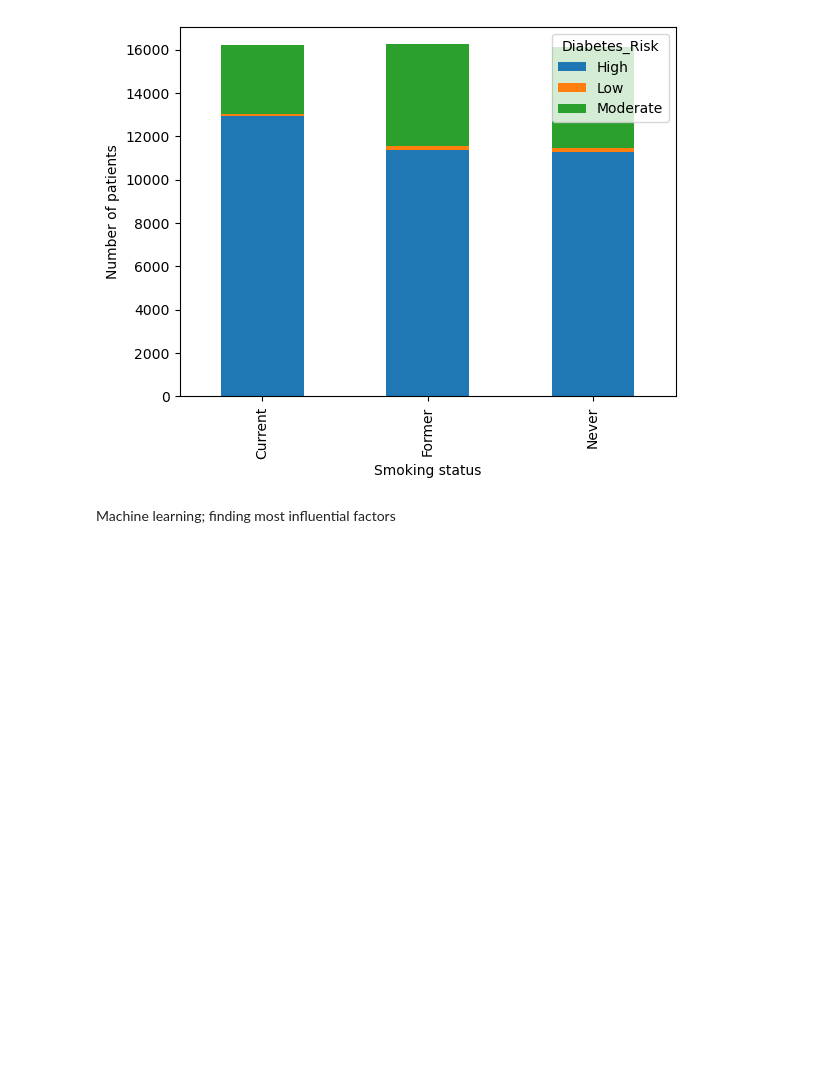
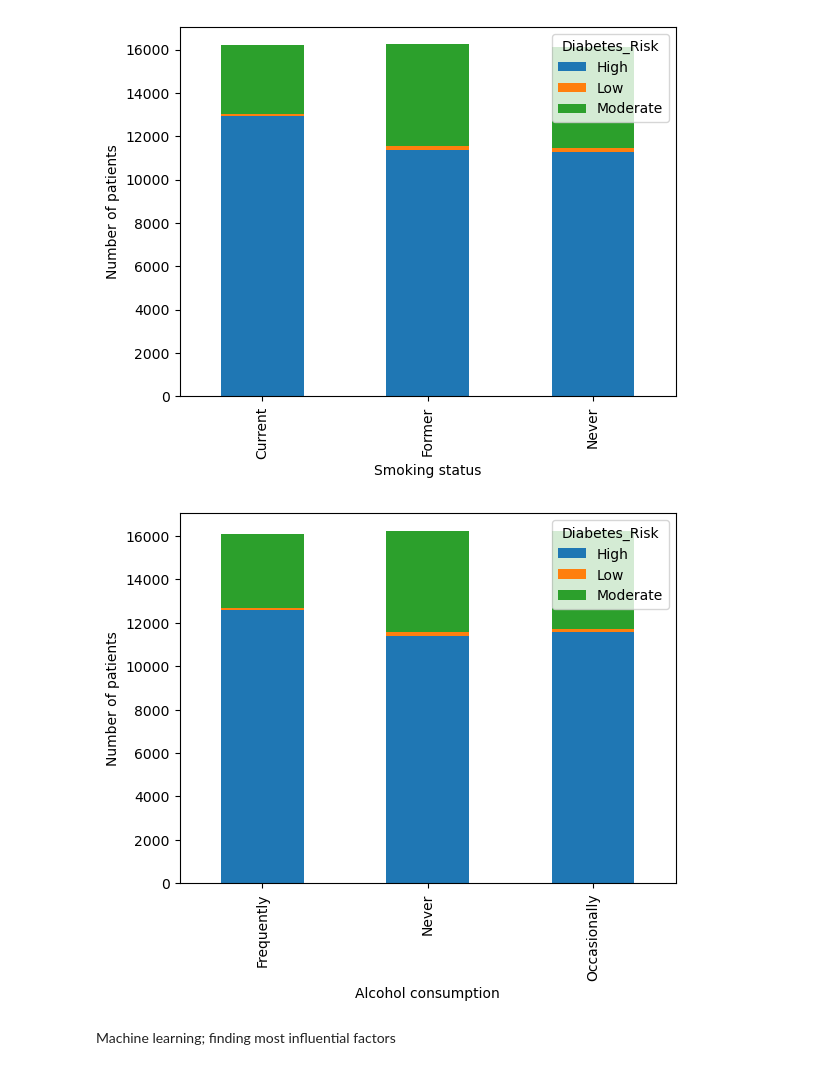
Before and after one commit to NicolePruijssers/Portfolio, a Jupyter notebook: diabetes risk predictor.ipynb, the cells around one changed output. Cells and saved outputs as stored; diff of their text form; code cells hidden in the pictures; blank space fills up the shorter version.

```diff
--- a/diabetes risk predictor.ipynb
+++ b/diabetes risk predictor.ipynb
@@ -153 +170,8 @@ print(f"Datapoints left: {filteredrows}%")
 Datapoints left: 97%
+# %%
+#dealing with remaining empty values
+numeric_columns = diabetes_df.select_dtypes(include="number").columns
+
+diabetes_df[numeric_columns] = diabetes_df[numeric_columns].fillna(
+    diabetes_df[numeric_columns].mean()
+)
@@ -153,0 +198,5 @@ Datapoints left: 97%
+# %%
+print(diabetes_df.value_counts(['Physical_Activity_Level']))
+print(diabetes_df['Physical_Activity_Level'].isnull().sum())
+diabetes_df['Physical_Activity_Level'].fillna('Unknown', inplace= True)
+print(diabetes_df['Physical_Activity_Level'].isnull().sum())
@@ -153,0 +217,5 @@ Datapoints left: 97%
+# %%
+print(diabetes_df.value_counts(['Medication_Adherence']))
+print(diabetes_df['Medication_Adherence'].isnull().sum())
+diabetes_df['Medication_Adherence'].fillna('Unknown', inplace= True)
+print(diabetes_df['Medication_Adherence'].isnull().sum())
@@ -247,6 +326,16 @@ plt.ylabel("Number of patients")
 plt.show()
 # %% [output]
 [figure]
+# %%
+
+datastack_DR_NumD = pd.crosstab(diabetes_df['Alcohol_Consumption'],
+ diabetes_df['Diabetes_Risk'])
+datastack_DR_NumD.plot(kind='bar',stacked=True)
+plt.xlabel("Alcohol consumption")
+plt.ylabel("Number of patients")
+plt.show()
+# %% [output]
+[figure, added]
 # %% [markdown]
 Machine learning; finding most influential factors
 # %%
```
Also changed, not shown: parts of 16 cells of this notebook.
